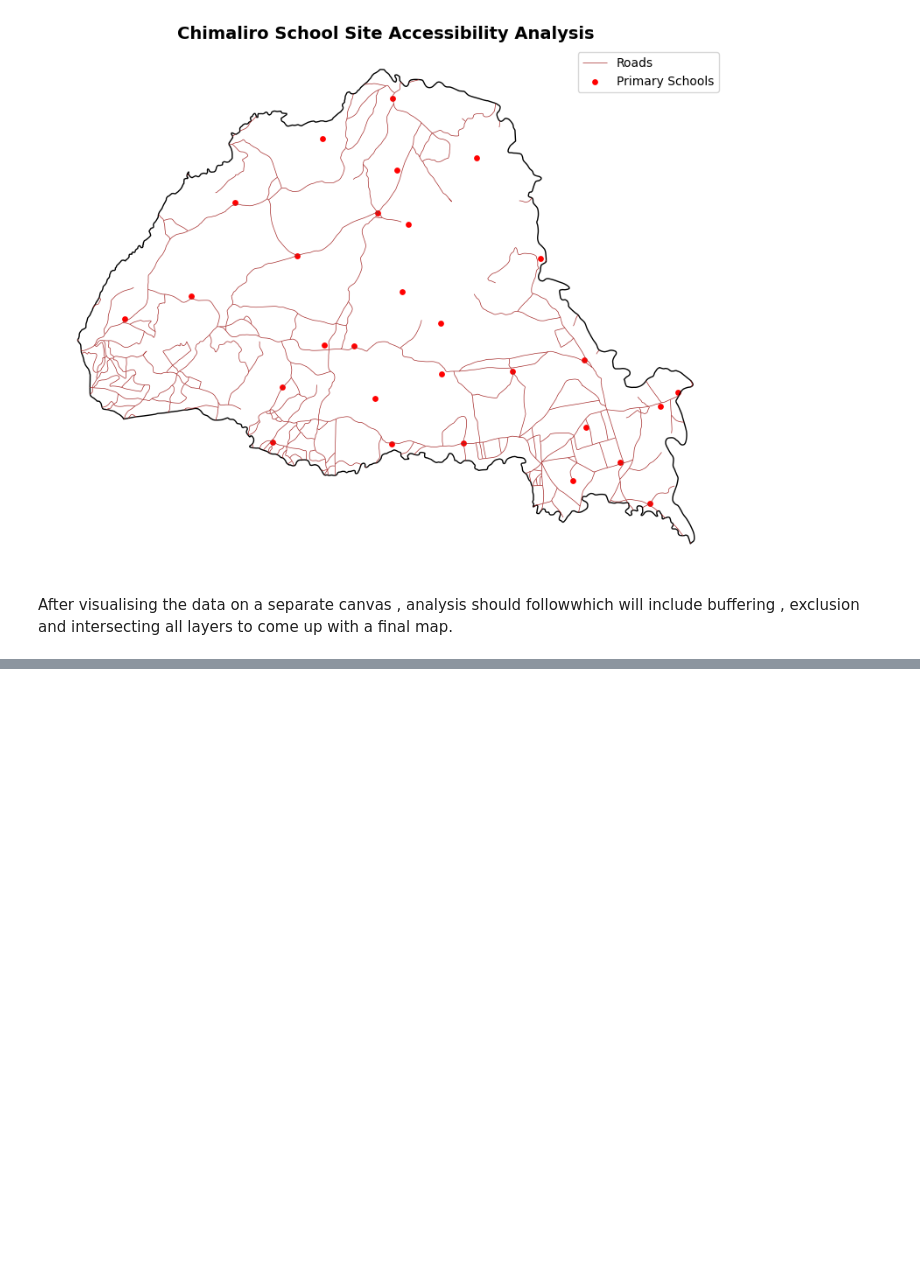
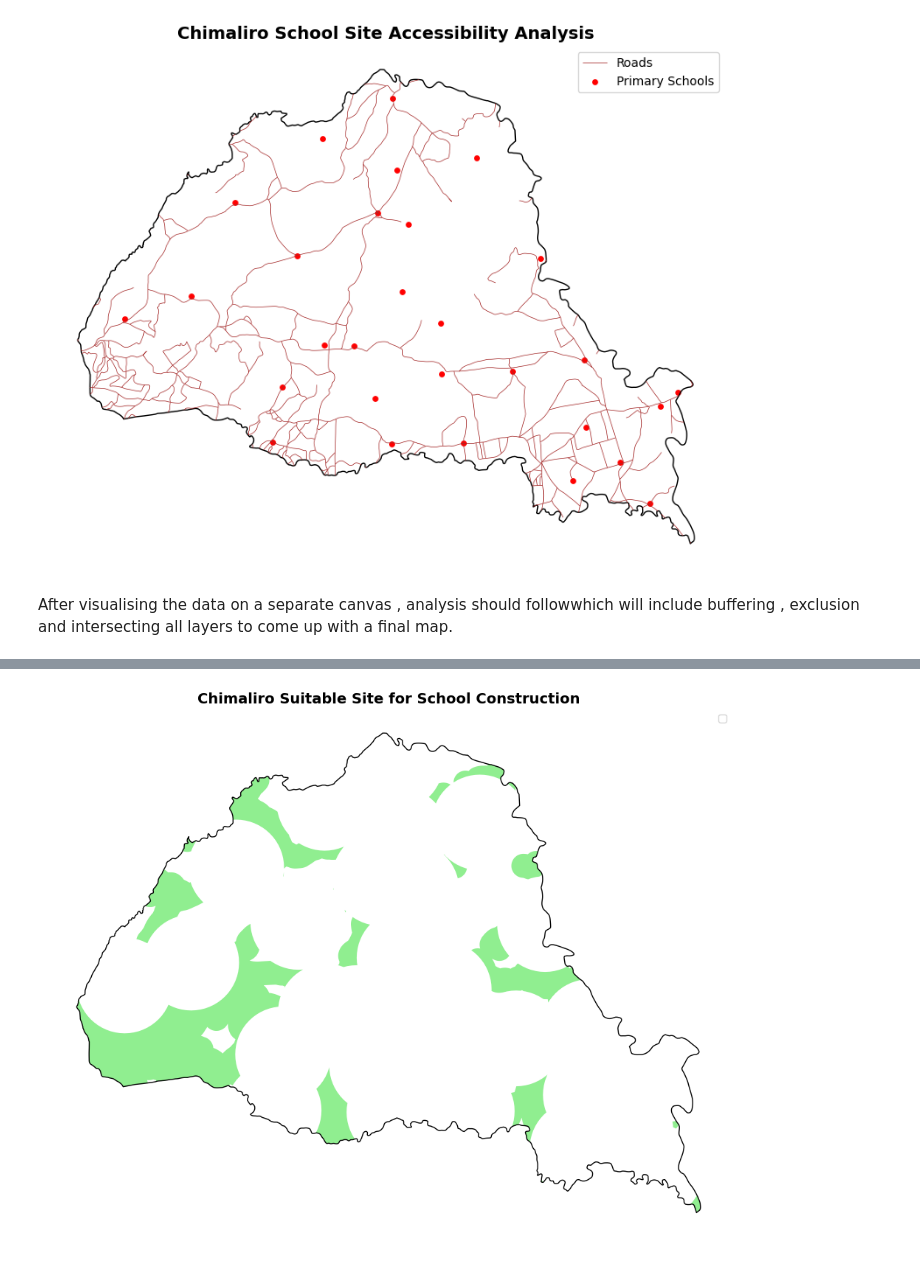
Before and after one commit to Tedson-Jaffet/chimaliro-schoolsite-accessibility, a Jupyter notebook: notebooks/school_site_analysis.ipynb, the cells around one changed output, grey strips where cells are left out. Drawn from its saved outputs; the diff is of its cells as text; code cells hidden in the pictures; blank space fills up the shorter version.

```diff
--- a/notebooks/school_site_analysis.ipynb
+++ b/notebooks/school_site_analysis.ipynb
@@ -149,0 +205,59 @@ roads_within_buffer = roads_ta.geometry.buffer(500)  # Buffer of 500 m
+# %%
+# Union the buffered roads to create a polygon layer
+roads_union = roads_within_buffer.union_all()
+
+# Union school buffers with protected areas as exclusion polygons
+exclusion_area = gpd.GeoSeries(
+    list(School_buffer) + list(prot_ta.geometry),
+    crs=UTM_CRS
+).union_all()
+
+# Removing excluded polygons from the accessible road area
+suitable = gpd.GeoDataFrame(
+    geometry=[roads_union],
+    crs=UTM_CRS
+).overlay(
+    gpd.GeoDataFrame(
+        geometry=[exclusion_area],
+        crs=UTM_CRS
+    ),
+    how="difference"
+)
+
+# Create one polygon from all buffered roads
+roads_union = roads_within_buffer.union_all()
+
+
+suitable = gpd.GeoDataFrame(geometry=[roads_union], crs=UTM_CRS).overlay(gpd.GeoDataFrame(geometry=[exclusion_area], crs=UTM_CRS), how='difference')
+
+suitable_clipped = gpd.clip(suitable, ta)
+
+fig, ax = plt.subplots(figsize=(12, 10))
+
+ta.boundary.plot(
+    ax=ax,
+    color="black",
+    linewidth=1
+)
+
+
+suitable_clipped.plot(
+    ax=ax,
+    color="lightgreen",
+    alpha=1,
+    label="Suitable Areas"
+)
+
+ax.set_frame_on(True)
+for spine in ax.spines.values():
+    spine.set_edgecolor("black")
+    spine.set_linewidth(1)
+
+
+
+ax.set_title("Chimaliro Suitable Site for School Construction", fontsize=14, fontweight="bold")
+ax.set_axis_off()
+ax.legend()
+plt.show()
+# %% [output]
+[figure, added]
```
Also changed, not shown: parts of 2 cells of this notebook.
